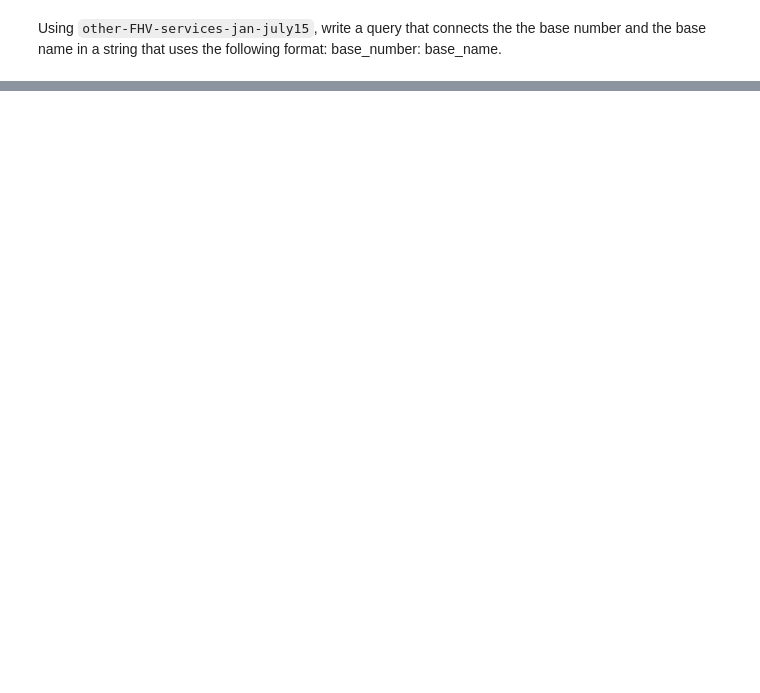
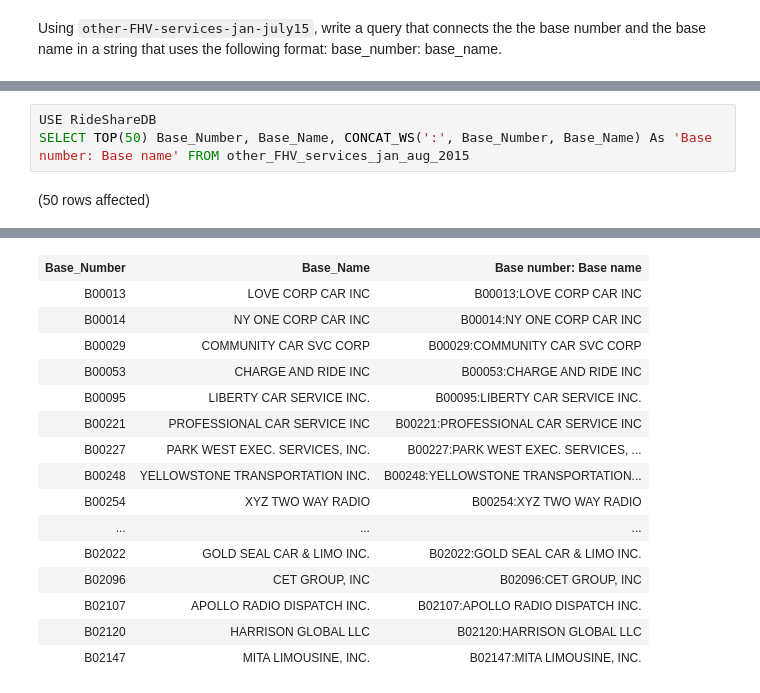
Before and after one commit to hollyhira/sql-part2-exercises, a Jupyter notebook: sql-part2.ipynb, the cells around one changed output, grey strips where cells are left out. Drawn from its saved outputs; the diff is of its cells as text; blank space fills up the shorter version.

```diff
--- a/sql-part2.ipynb
+++ b/sql-part2.ipynb
@@ -79,0 +161,5 @@ Total execution time: 00:00:00
+# %%
+USE RideShareDB
+SELECT TOP(50) Base_Number, Base_Name, CONCAT_WS(':', Base_Number, Base_Name) As 'Base number: Base name' FROM other_FHV_services_jan_aug_2015
+# %% [output]
+(50 rows affected)
@@ -79,0 +167,16 @@ Total execution time: 00:00:00
+| Base_Number | Base_Name | Base number: Base name |
+| B00013 | LOVE CORP CAR INC | B00013:LOVE CORP CAR INC |
+| B00014 | NY ONE CORP CAR INC | B00014:NY ONE CORP CAR INC |
+| B00029 | COMMUNITY CAR SVC CORP | B00029:COMMUNITY CAR SVC CORP |
+| B00053 | CHARGE AND RIDE INC | B00053:CHARGE AND RIDE INC |
+| B00095 | LIBERTY CAR SERVICE INC. | B00095:LIBERTY CAR SERVICE INC. |
+| B00221 | PROFESSIONAL CAR SERVICE INC | B00221:PROFESSIONAL CAR SERVICE INC |
+| B00227 | PARK WEST EXEC. SERVICES, INC. | B00227:PARK WEST EXEC. SERVICES, ... |
+| B00248 | YELLOWSTONE TRANSPORTATION INC. | B00248:YELLOWSTONE TRANSPORTATION... |
+| B00254 | XYZ TWO WAY RADIO | B00254:XYZ TWO WAY RADIO |
+| ... | ... | ... |
+| B02022 | GOLD SEAL CAR & LIMO INC. | B02022:GOLD SEAL CAR & LIMO INC. |
+| B02096 | CET GROUP, INC | B02096:CET GROUP, INC |
+| B02107 | APOLLO RADIO DISPATCH INC. | B02107:APOLLO RADIO DISPATCH INC. |
+| B02120 | HARRISON GLOBAL LLC | B02120:HARRISON GLOBAL LLC |
+| B02147 | MITA LIMOUSINE, INC. | B02147:MITA LIMOUSINE, INC. |
```
Also changed, not shown: parts of 12 cells of this notebook.
